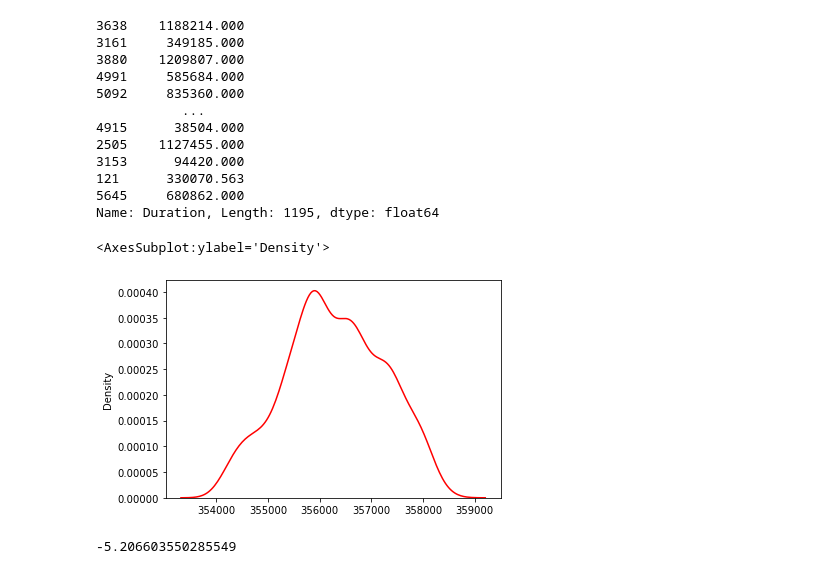
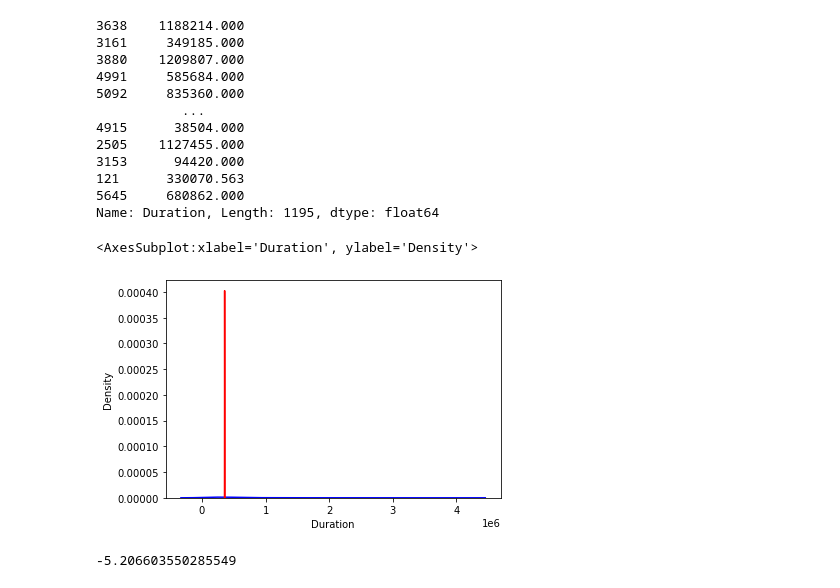
Before and after one commit to ShamZee/travelTime, a Jupyter notebook: FinalYearProject.ipynb, the cells around one changed output. Drawn from its saved outputs; the diff is of its cells as text; code cells hidden in the pictures.

```diff
--- a/FinalYearProject.ipynb
+++ b/FinalYearProject.ipynb
@@ -601,11 +601,11 @@ y_test
 Name: Duration, Length: 1195, dtype: float64
 # %%
 import seaborn as sns
-# sns.distplot(y_test,hist=False,color='b')
+sns.distplot(y_test,hist=False,color='b')
 sns.distplot(y_pred,hist=False,color='r')
 # %% [output]
-<AxesSubplot:ylabel='Density'>
+<AxesSubplot:xlabel='Duration', ylabel='Density'>
-[figure, old version]
+[figure, new version]
 # %%
 from sklearn.metrics import r2_score
 print(r2_score(y_test,y_pred)*100)
```
Also changed, not shown: parts of 3 cells of this notebook.
